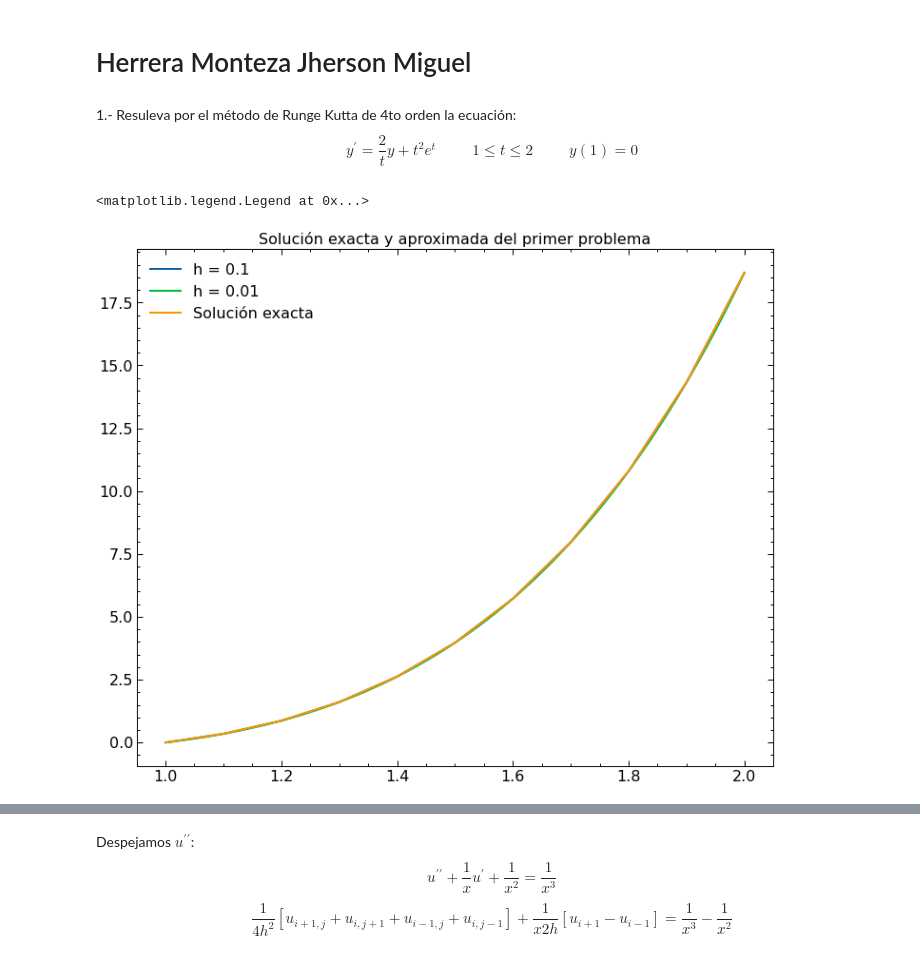
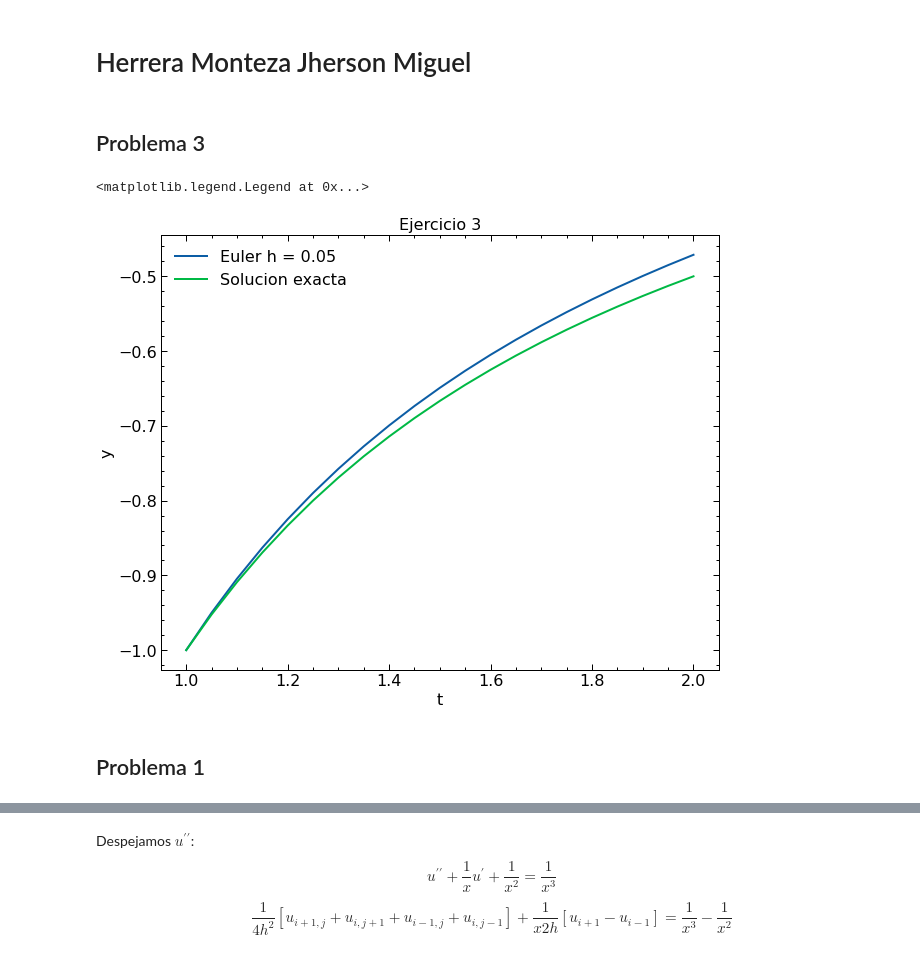
Before and after one commit to JherMik7/euler_Y_Euler_Mejorado, a Jupyter notebook: examenIII_Herrera.ipynb, the cells around one changed output, grey strips where cells are left out. Cells and saved outputs as stored; diff of their text form; code cells hidden in the pictures.

```diff
--- a/examenIII_Herrera.ipynb
+++ b/examenIII_Herrera.ipynb
@@ -5,6 +5,38 @@ import matplotlib.pyplot as plt
 import numpy as np
 from matplotlib import style            # Libreria para estilos de graficos
 plt.style.use(['science', 'notebook'])
-# %% [markdown]
-1.- Resuleva por el método de Runge Kutta de 4to orden la ecuación:
-$$ y^{\prime} = \dfrac{2}{t}y + t^2 e^{t} \hspace{1cm} 1 \leq t \leq 2  \hspace{1cm} y(1)=0$$
+# %% [markdown]
+## Problema 3
+# %%
+
+def euler(funcion, h, yo, xo, y = None, x = None):
+    if y is None:
+        y = [yo]
+    if x is None:
+        x = [xo]
+    tiempo = np.arange(1,2+h,h)
+    for i in range(len(tiempo)-1):
+        xi = x[i] + h
+        yi = y[i] + h * funcion(tiempo[i], y[i])
+        x.append(xi)
+        y.append(yi)
+    return x, y
+# %%
+funcion1 = lambda t, y: 1/t**2-y/t-y**2
+# %%
+x, y = euler(funcion1, 0.05, -1, 1)
+fig = plt.figure(figsize=(10,8))
+plt.plot(x, y, label = 'Euler h = 0.05')
+
+tiemp = np.arange(1,2+0.05,0.05)
+yexacta = -1/tiemp
+plt.plot(tiemp, yexacta, label = 'Solucion exacta')
+plt.title('Ejercicio 3')
+plt.xlabel('t')
+plt.ylabel('y')
+plt.legend()
+# %% [output]
+<matplotlib.legend.Legend at 0x...>
+[figure, added]
+# %% [markdown]
+## Problema 1
@@ -28,15 +70,0 @@ def fun2(y,t):
-# %%
-# Llamamos la función de runge kutta y graficamos los resultados
-axj = plt.figure(figsize=(12,10))
-y, t = runge_kutta(fun2, 0.1, yo = 0)
-plt.plot(t,y, label = 'h = 0.1')
-y1, t1 = runge_kutta(fun2, 0.01, yo = 0)
-plt.plot(t1,y1, label = 'h = 0.01')
-#Solución exacta
-y = t**2*(np.exp(t)-np.e)
-plt.plot(t,y, label = 'Solución exacta')
-plt.title('Solución exacta y aproximada del primer problema')
-plt.legend()
-# %% [output]
-<matplotlib.legend.Legend at 0x...>
-[figure, removed]
```
Also changed, not shown: parts of 9 cells of this notebook.
